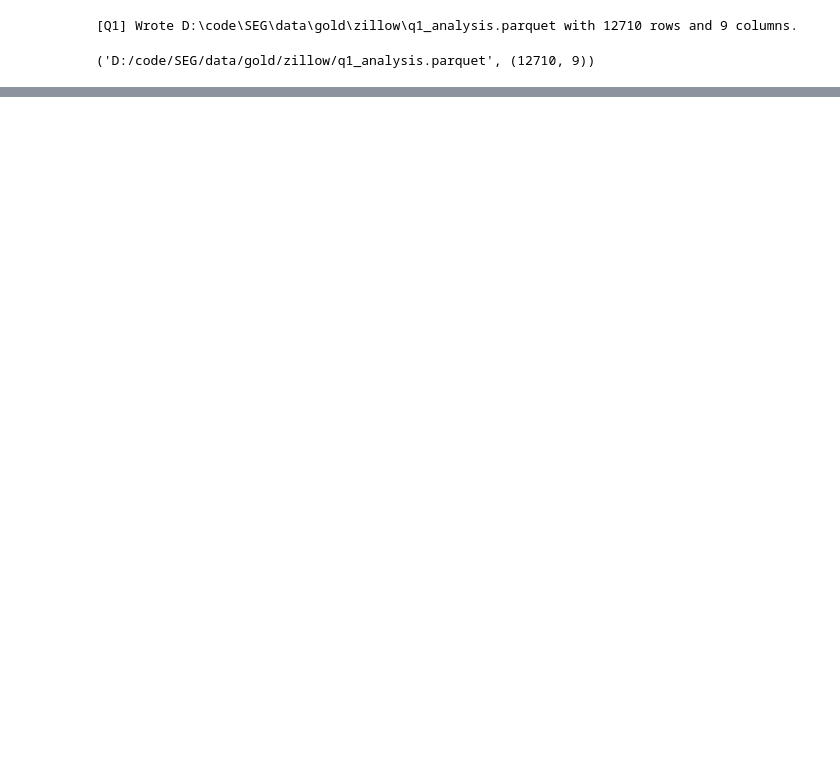
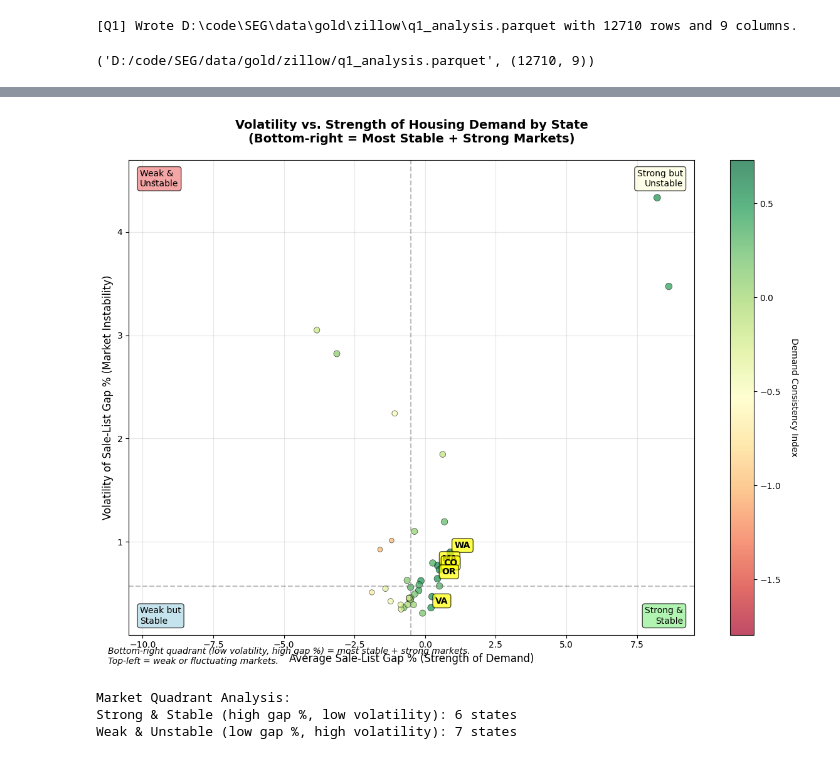
Before and after one commit to Tim-Chen11/STG, a Jupyter notebook: scripts/Q1_analysis.ipynb, the cells around one changed output, grey strips where cells are left out. Drawn from its saved outputs; the diff is of its cells as text; code cells hidden in the pictures; blank space fills up the shorter version.

```diff
--- a/scripts/Q1_analysis.ipynb
+++ b/scripts/Q1_analysis.ipynb
@@ -264,0 +536,77 @@ metrics_df.shape, metrics_df.head()
+# %%
+# 2. Scatter Plot — "Volatility vs. Strength of Demand"
+fig, ax = plt.subplots(figsize=(12, 9))
+
+# Filter out null values for the scatter plot
+scatter_data = rank_df.filter(
+    pl.col("DemandConsistencyIndex").is_not_null() &
+    pl.col("Avg_SaleListGapPct").is_not_null() &
+    pl.col("Volatility_SaleListGapPct").is_not_null()
+)
+
+x = scatter_data['Avg_SaleListGapPct'].to_list()
+y = scatter_data['Volatility_SaleListGapPct'].to_list()
+sizes = [50 + (idx * 20) for idx in scatter_data['DemandConsistencyIndex'].to_list()]  # Size by index
+colors = scatter_data['DemandConsistencyIndex'].to_list()
+labels = scatter_data['Region'].to_list()
+
+# Create scatter plot
+scatter = ax.scatter(x, y, s=sizes, c=colors, cmap='RdYlGn', alpha=0.7, edgecolors='black', linewidth=0.5)
+
+# Add colorbar
+cbar = plt.colorbar(scatter, ax=ax)
+cbar.set_label('Demand Consistency Index', rotation=270, labelpad=20)
+
+# Label top 5 states
+top_5_states = scatter_data.head(5)
+for row in top_5_states.iter_rows(named=True):
+    ax.annotate(row['Region'],
+                (row['Avg_SaleListGapPct'], row['Volatility_SaleListGapPct']),
+                xytext=(5, 5), textcoords='offset points',
+                fontsize=10, fontweight='bold',
+                bbox=dict(boxstyle='round,pad=0.3', facecolor='yellow', alpha=0.7))
+
+# Customize the plot
+ax.set_xlabel('Average Sale-List Gap % (Strength of Demand)', fontsize=12)
+ax.set_ylabel('Volatility of Sale-List Gap % (Market Instability)', fontsize=12)
+ax.set_title('Volatility vs. Strength of Housing Demand by State\n(Bottom-right = Most Stable + Strong Markets)',
+             fontsize=14, fontweight='bold', pad=20)
+
+# Add quadrant lines at median values
+x_median = np.median(x)
+y_median = np.median(y)
+ax.axvline(x_median, color='gray', linestyle='--', alpha=0.5)
+ax.axhline(y_median, color='gray', linestyle='--', alpha=0.5)
+
+# Add quadrant labels
+ax.text(0.02, 0.98, 'Weak &\nUnstable', transform=ax.transAxes,
+        fontsize=10, verticalalignment='top', bbox=dict(boxstyle="round", facecolor='lightcoral', alpha=0.7))
+ax.text(0.98, 0.98, 'Strong but\nUnstable', transform=ax.transAxes,
+        fontsize=10, verticalalignment='top', horizontalalignment='right',
+        bbox=dict(boxstyle="round", facecolor='lightyellow', alpha=0.7))
+ax.text(0.02, 0.02, 'Weak but\nStable', transform=ax.transAxes,
+        fontsize=10, verticalalignment='bottom',
+        bbox=dict(boxstyle="round", facecolor='lightblue', alpha=0.7))
+ax.text(0.98, 0.02, 'Strong &\nStable', transform=ax.transAxes,
+        fontsize=10, verticalalignment='bottom', horizontalalignment='right',
+        bbox=dict(boxstyle="round", facecolor='lightgreen', alpha=0.7))
+
+# Add grid
+ax.grid(True, alpha=0.3)
+
+# Add interpretation text
+plt.figtext(0.02, 0.02,
+           "Bottom-right quadrant (low volatility, high gap %) = most stable + strong markets.\nTop-left = weak or fluctuating markets.",
+           fontsize=10, style='italic', wrap=True)
+
+plt.tight_layout()
+plt.show()
+
+print("Market Quadrant Analysis:")
+print(f"Strong & Stable (high gap %, low volatility): {len(scatter_data.filter((pl.col('Avg_SaleListGapPct') > x_median) & (pl.col('Volatility_SaleListGapPct') < y_median)))} states")
+print(f"Weak & Unstable (low gap %, high volatility): {len(scatter_data.filter((pl.col('Avg_SaleListGapPct') < x_median) & (pl.col('Volatility_SaleListGapPct') > y_median)))} states")
+# %% [output]
+[figure, added]
+Market Quadrant Analysis:
+Strong & Stable (high gap %, low volatility): 6 states
+Weak & Unstable (low gap %, high volatility): 7 states
```
Also changed, not shown: parts of 13 cells of this notebook.
